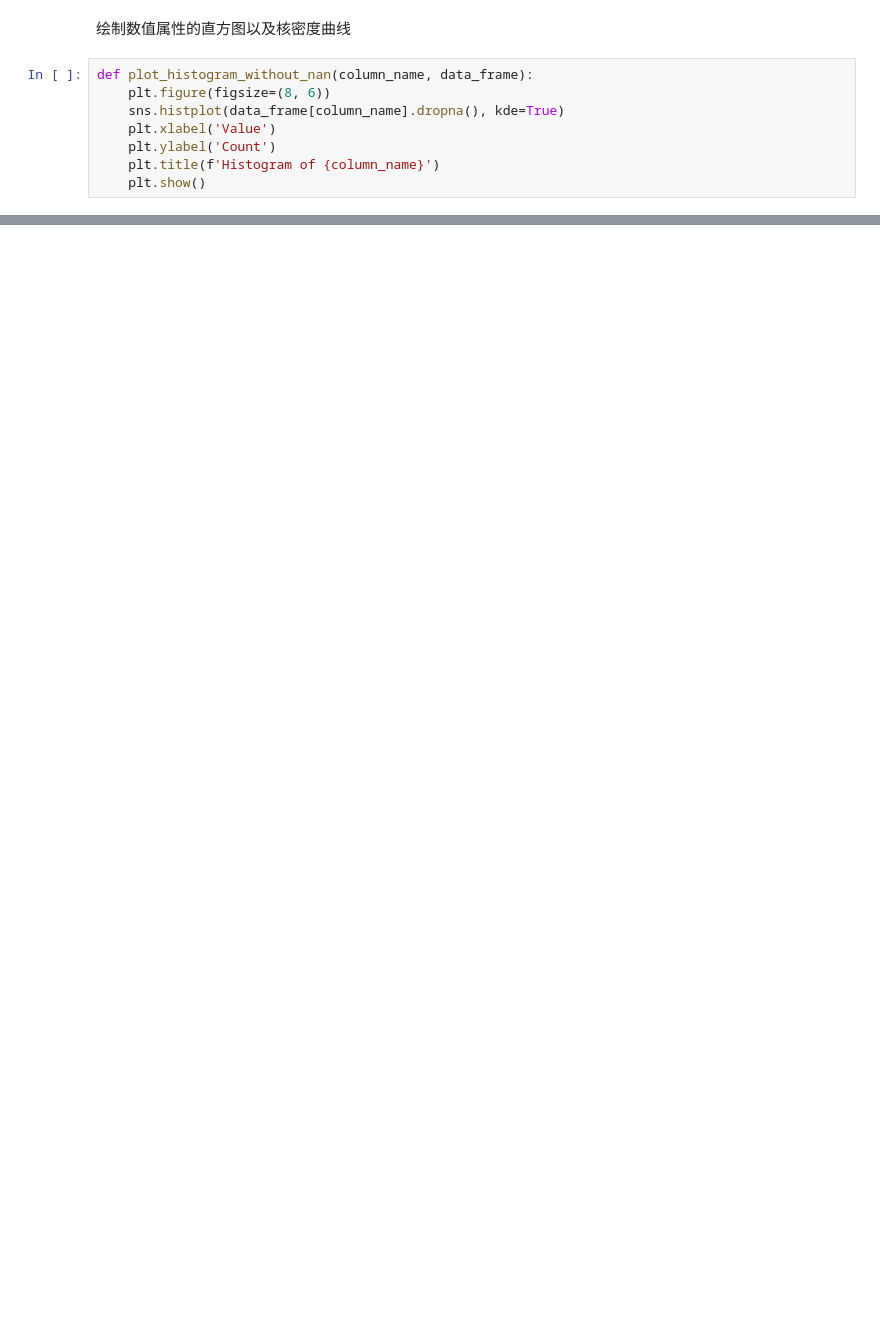
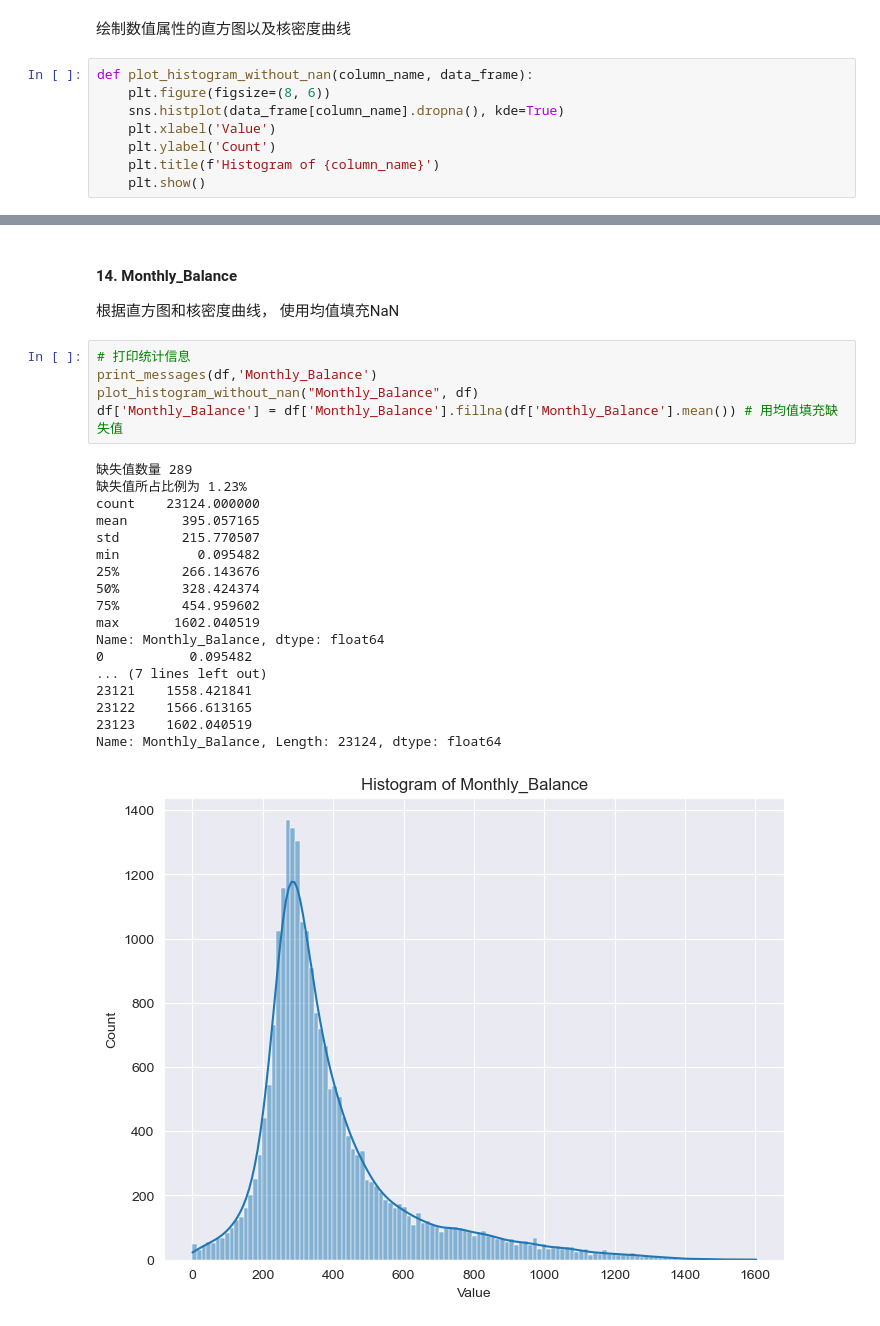
Before and after one commit to booksource1/credit, a Jupyter notebook: credit.ipynb, the cells around one changed output, grey strips where cells are left out. Cells and saved outputs as stored; diff of their text form; blank space fills up the shorter version.

```diff
--- a/credit.ipynb
+++ b/credit.ipynb
@@ -561,0 +830,27 @@ for col in numeric_cols:
+# %% [markdown]
+#### 14. Monthly_Balance
+根据直方图和核密度曲线， 使用均值填充NaN
+# %%
+# 打印统计信息
+print_messages(df,'Monthly_Balance')
+plot_histogram_without_nan("Monthly_Balance", df)
+df['Monthly_Balance'] = df['Monthly_Balance'].fillna(df['Monthly_Balance'].mean()) # 用均值填充缺失值
+# %% [output]
+缺失值数量 289
+缺失值所占比例为 1.23%
+count    23124.000000
+mean       395.057165
+std        215.770507
+min          0.095482
+25%        266.143676
+50%        328.424374
+75%        454.959602
+max       1602.040519
+Name: Monthly_Balance, dtype: float64
+0           0.095482
+... (7 lines left out)
+23121    1558.421841
+23122    1566.613165
+23123    1602.040519
+Name: Monthly_Balance, Length: 23124, dtype: float64
+[figure, added]
```
Also changed, not shown: parts of 69 cells of this notebook, 1 other file.
